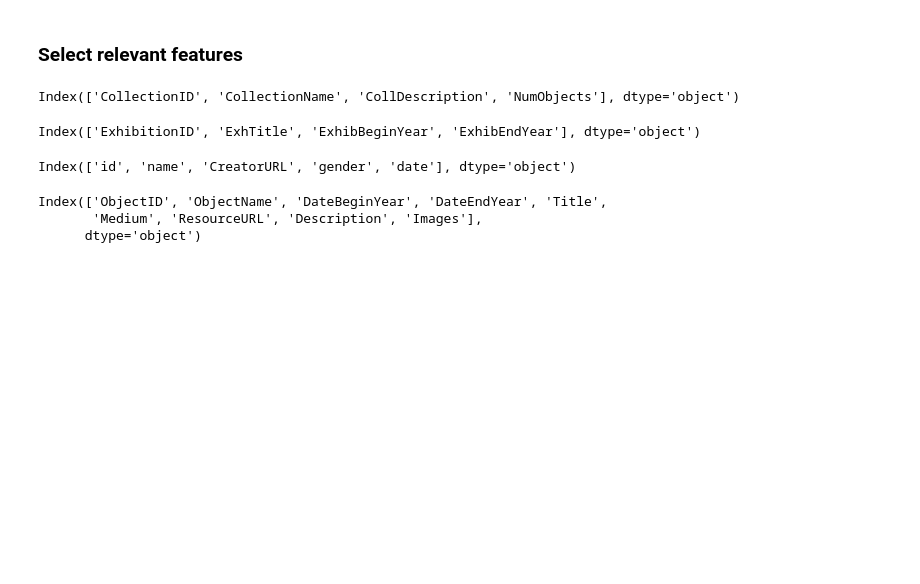
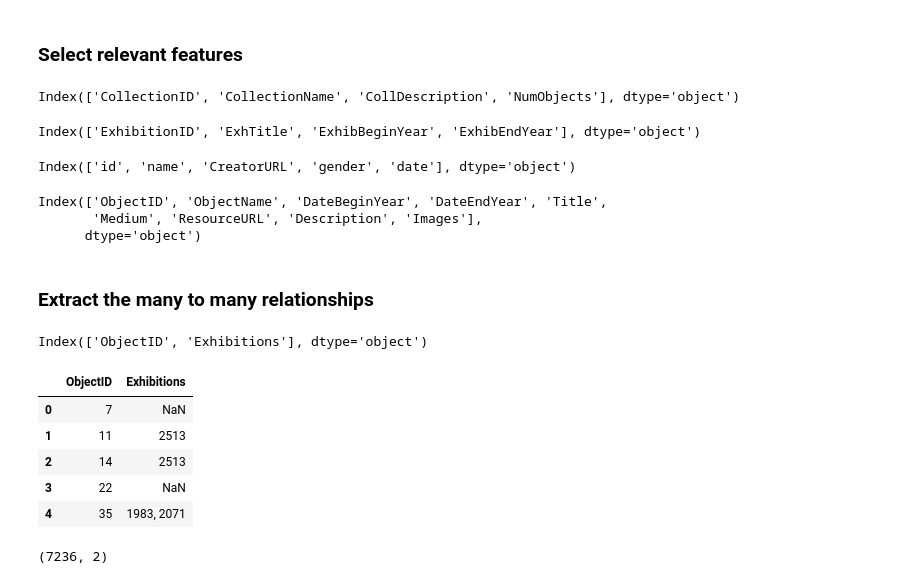
Before and after one commit to elkoko22/Algorithm-Design-on-the-Walters-Art-Museum, a Jupyter notebook: datapreprocessing.ipynb, the cells around one changed output. Saved outputs shown, nothing was run; the diff lists cells and outputs as text; code cells hidden in the pictures; blank space fills up the shorter version.

Commit message:
Extracted many to many relationships

```diff
--- a/datapreprocessing.ipynb
+++ b/datapreprocessing.ipynb
@@ -87,3 +87,27 @@ museum_artwork.columns
 Index(['ObjectID', 'ObjectName', 'DateBeginYear', 'DateEndYear', 'Title',
        'Medium', 'ResourceURL', 'Description', 'Images'],
       dtype='object')
+# %% [markdown]
+### Extract the many to many relationships
+# %%
+# the many to many relationship between exhibition and artwork
+exhibition_artwork_features = ['ObjectID', 'Exhibitions']
+museum_artwork_exhibition = artworks[exhibition_artwork_features]
+museum_artwork_exhibition.columns
+# %% [output]
+Index(['ObjectID', 'Exhibitions'], dtype='object')
+# %%
+museum_artwork_exhibition.head()
+# %% [output]
+|  | ObjectID | Exhibitions |
+| 0 | 7 | NaN |
+| 1 | 11 | 2513 |
+| 2 | 14 | 2513 |
+| 3 | 22 | NaN |
+| 4 | 35 | 1983, 2071 |
+# %%
+# We only need the artworks that has been in an exhibition, we can drop every row that misses
+museum_artwork_exhibition = museum_artwork_exhibition.dropna()
+museum_artwork_exhibition.shape
+# %% [output]
+(7236, 2)
```
Also changed, not shown: parts of 8 cells of this notebook.
